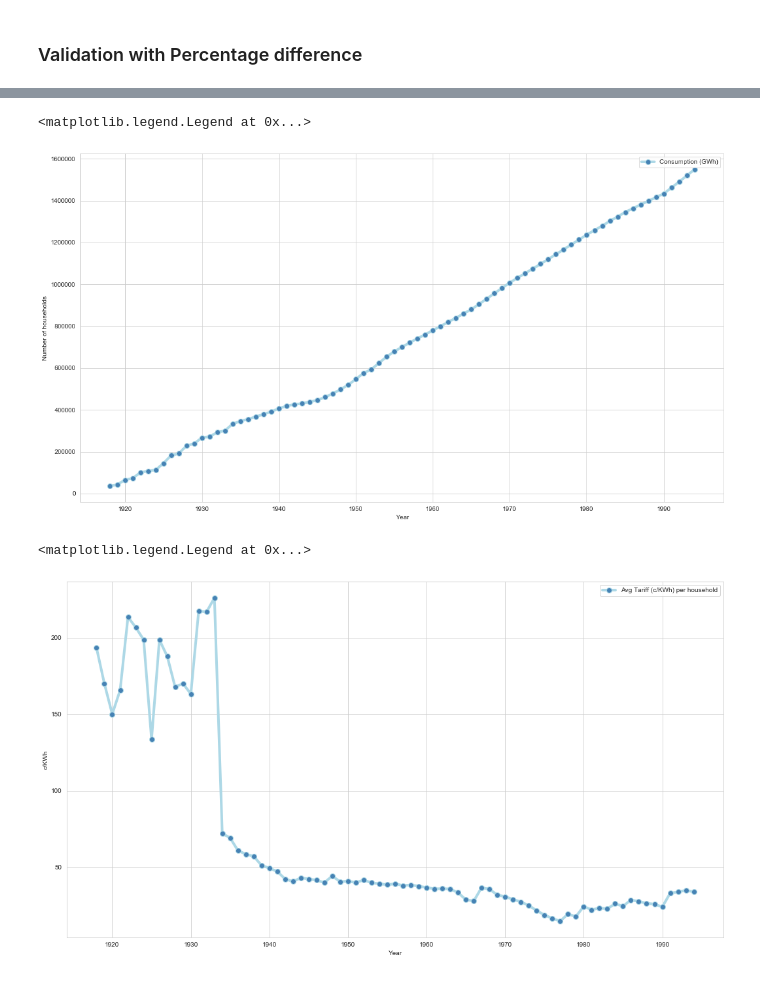
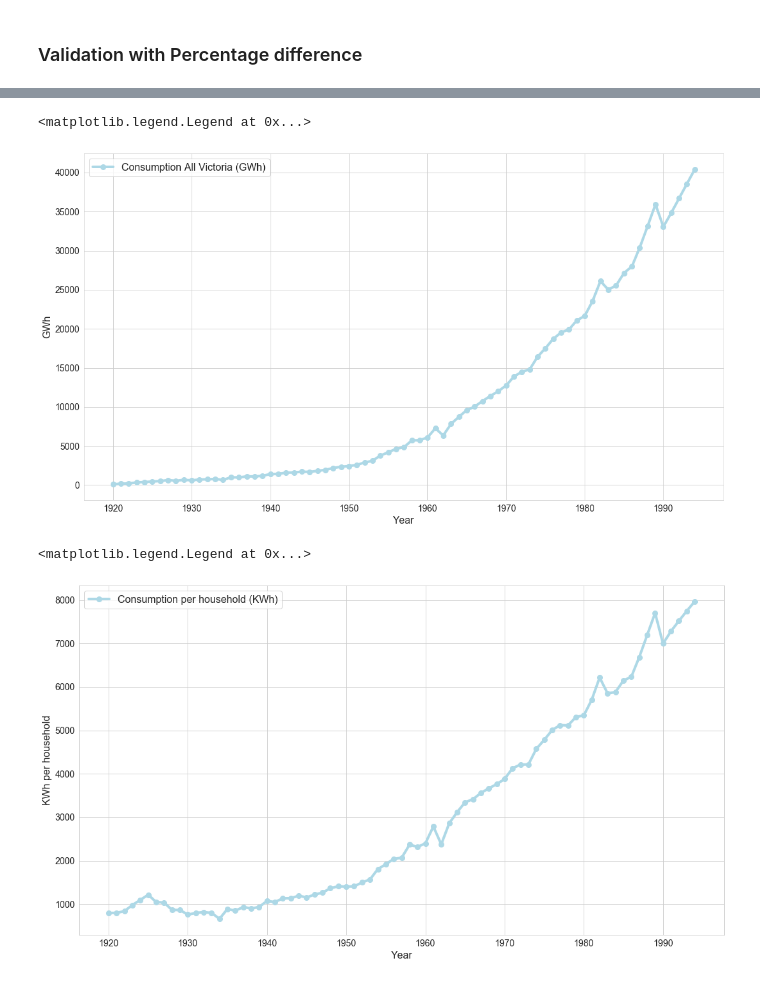
Before and after one commit to gr4sp/simulationEngine, a Jupyter notebook: experiments/notebookGr4sp/SimulationValidation.ipynb, the cells around one changed output, grey strips where cells are left out. Cells and saved outputs as stored; diff of their text form; code cells hidden in the pictures.

```diff
--- a/experiments/notebookGr4sp/SimulationValidation.ipynb
+++ b/experiments/notebookGr4sp/SimulationValidation.ipynb
@@ -473,9 +731,9 @@ plt.legend()
 The second phase of the electricity system in Victoria started in 1920, when the State Electricity Commision (SECV) is created. SECV is a public corporation that had the monopoly of all the activities related to the generation and supply of electricity. After a process of corporatisation and privatisation, its responsibilities for the whole sector ceased at the end of 1994. There is limited data in some parts of this period of analysis. Filling the gaps with some interpolations and informed assumptions, data on tariffs, generation information (fuel, technology type, nameplate capacities, etc), demand, and population was gathered. With this data, tariffs adjusted for 2019 CPI can be visualised from 1920 until 1994. As well as GHGE are quantified in the model from 1926 to 1994.
 The following cells show results the results.
 # %%
-monthly_bau_results_public_df = pd.read_csv(r'C:/Users/angel/Documents/GitHub/gr4sp/experiments/simulationData/VICSimDataMonthlySummary_seed_1603868408514.csv', index_col='Time (Month)')
-yearly_bau_results_public_df = pd.read_csv(r'C:/Users/angel/Documents/GitHub/gr4sp/experiments/simulationData/VICSimDataYearSummary_seed_1603868408514.csv', index_col='Time (Year)')
-yearly_bau_results_public_df.head()
+monthly_bau_results_public_df = pd.read_csv(r'C:/Users/angel/Documents/GitHub/gr4sp/experiments/simulationData/VICSimDataMonthlySummary_seed_1606309206720.csv', index_col='Time (Month)')
+yearly_bau_results_public_df = pd.read_csv(r'C:/Users/angel/Documents/GitHub/gr4sp/experiments/simulationData/VICSimDataYearSummary_seed_1606309206720.csv', index_col='Time (Year)')
+yearly_bau_results_public_df.head(80)
 # %% [output]
 |  | Consumption (KWh) per household | Avg Tariff (c/KWh) per household | Wholesale ($/MWh) | GHG Emissions (tCO2-e) per household | ... |
 | Time (Year) |  |  |  |  | ... |
@@ -489,24 +796,27 @@ yearly_bau_results_public_df.head()
 plt.figure(figsize=(18,10))
 yearly_dates = [DT.datetime.strptime(str(int(date)),'%Y') for date in yearly_bau_results_public_df.index]
 data=yearly_bau_results_public_df
-plt.plot( yearly_dates,data['Number of Domestic Consumers (households)'], marker='o', markerfacecolor='steelblue', markersize=8, color='lightblue', linewidth=4, label='Consumption (GWh)')
+plt.plot( yearly_dates,data_consumption_total, marker='o', markerfacecolor='lightblue', markersize=8, color='lightblue', linewidth=4, label='Consumption All Victoria (GWh)')
 
-plt.xlabel('Year')
-plt.ylabel('Number of households')
-plt.legend()
+plt.xlabel('Year',size=16)
+plt.ylabel('GWh', size=16)
+plt.xticks(size = 14)
+plt.yticks(size = 14)
+plt.legend(prop={'size':16})
 # %% [output]
 <matplotlib.legend.Legend at 0x...>
-[figure, old version]
+[figure, new version]
 # %%
 plt.figure(figsize=(18,10))
 yearly_dates = [DT.datetime.strptime(str(int(date)),'%Y') for date in yearly_bau_results_public_df.index]
 data=yearly_bau_results_public_df
-plt.plot( yearly_dates, data['Avg Tariff (c/KWh) per household'], marker='o', markerfacecolor='steelblue', markersize=8, color='lightblue', linewidth=4, label='Avg Tariff (c/KWh) per household')
+plt.plot( yearly_dates, data['Consumption (KWh) per household'], marker='o', markerfacecolor='lightblue', markersize=8, color='lightblue', linewidth=4, label='Consumption per household (KWh)')
 
-
-plt.xlabel('Year')
-plt.ylabel('c/KWh')
-plt.legend()
+plt.xlabel('Year', size=16)
+plt.ylabel('KWh per household', size=16)
+plt.xticks(size = 14)
+plt.yticks(size = 14)
+plt.legend(prop={'size':16})
 # %% [output]
 <matplotlib.legend.Legend at 0x...>
-[figure, old version]
+[figure, new version]
```
Also changed, not shown: parts of 51 cells of this notebook, 19 other files.
